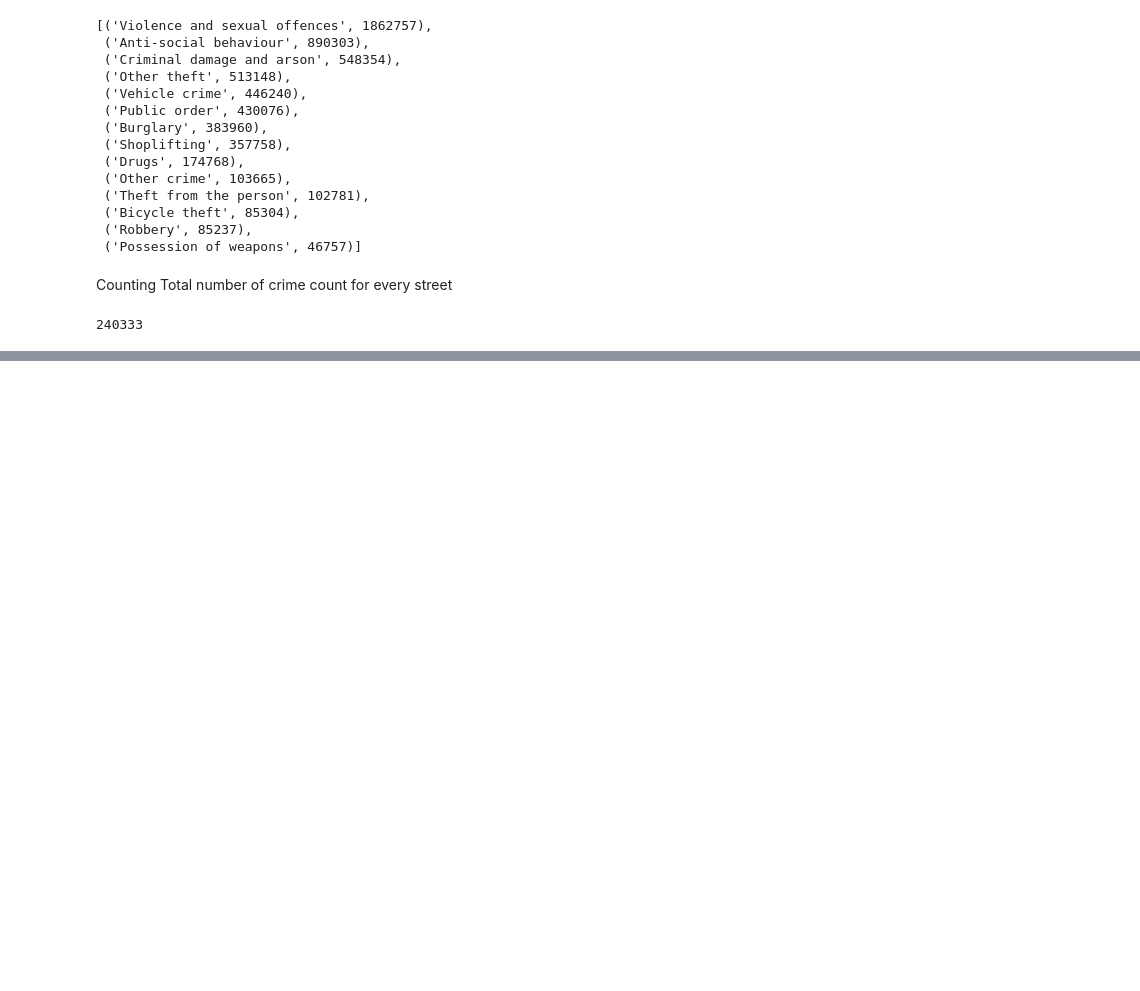
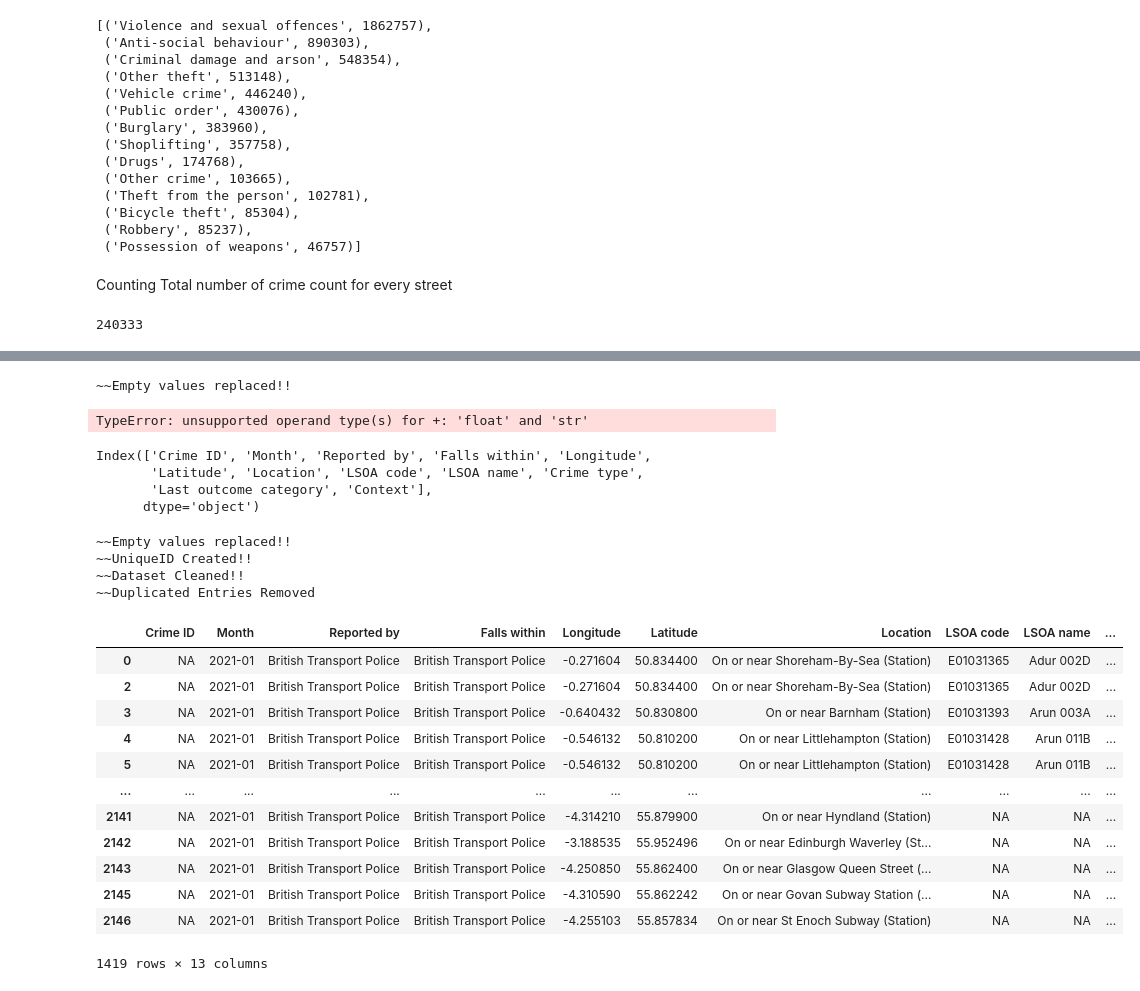
Before and after one commit to anurag-vuppala/snowflakeDP, a Jupyter notebook: snow.ipynb, the cells around one changed output, grey strips where cells are left out. Drawn from its saved outputs; the diff is of its cells as text; code cells hidden in the pictures; blank space fills up the shorter version.

```diff
--- a/snow.ipynb
+++ b/snow.ipynb
@@ -140,0 +149,65 @@ con.close()
+# %%
+from ETL import ET_data
+df=pd.read_csv('checkk.csv')
+ET_data(df)
+print(df.head())
+# %% [output]
+~~Empty values replaced!!
+TypeError: unsupported operand type(s) for +: 'float' and 'str'
+# %%
+df.columns
+# %% [output]
+Index(['Crime ID', 'Month', 'Reported by', 'Falls within', 'Longitude',
+       'Latitude', 'Location', 'LSOA code', 'LSOA name', 'Crime type',
+       'Last outcome category', 'Context'],
+      dtype='object')
+# %%
+
+for name in data.columns:
+    if name == 'Longitude' or  name =='Latitude':
+        data[name].fillna(0, inplace = True)
+    else:
+        data[name].fillna('NA', inplace = True)
+print('~~Empty values replaced!!')
+
+
+#Creating a UNIQUE VALUE FOR EACH ROW
+data['UN_ID'] = ""
+for name in data.columns:
+    data['UN_ID'] = data['UN_ID'] + str(data[name])
+
+
+data['UN_ID']=data['UN_ID'].apply(hash)
+
+
+# data.drop(['u_id','Context'],axis = 1, inplace = True)
+print('~~UniqueID Created!!')
+
+
+data= data.replace(',','',regex=True)
+print('~~Dataset Cleaned!!')
+
+
+data.drop_duplicates(inplace=True)
+print('~~Duplicated Entries Removed')
+
+
+data
+# %% [output]
+~~Empty values replaced!!
+~~UniqueID Created!!
+~~Dataset Cleaned!!
+~~Duplicated Entries Removed
+|  | Crime ID | Month | Reported by | Falls within | Longitude | Latitude | Location | LSOA code | LSOA name | ... |
+| 0 | NA | 2021-01 | British Transport Police | British Transport Police | -0.271604 | 50.834400 | On or near Shoreham-By-Sea (Station) | E01031365 | Adur 002D | ... |
+| 2 | NA | 2021-01 | British Transport Police | British Transport Police | -0.271604 | 50.834400 | On or near Shoreham-By-Sea (Station) | E01031365 | Adur 002D | ... |
+| 3 | NA | 2021-01 | British Transport Police | British Transport Police | -0.640432 | 50.830800 | On or near Barnham (Station) | E01031393 | Arun 003A | ... |
+| 4 | NA | 2021-01 | British Transport Police | British Transport Police | -0.546132 | 50.810200 | On or near Littlehampton (Station) | E01031428 | Arun 011B | ... |
+| 5 | NA | 2021-01 | British Transport Police | British Transport Police | -0.546132 | 50.810200 | On or near Littlehampton (Station) | E01031428 | Arun 011B | ... |
+| ... | ... | ... | ... | ... | ... | ... | ... | ... | ... | ... |
+| 2141 | NA | 2021-01 | British Transport Police | British Transport Police | -4.314210 | 55.879900 | On or near Hyndland (Station) | NA | NA | ... |
+| 2142 | NA | 2021-01 | British Transport Police | British Transport Police | -3.188535 | 55.952496 | On or near Edinburgh Waverley (St... | NA | NA | ... |
+| 2143 | NA | 2021-01 | British Transport Police | British Transport Police | -4.250850 | 55.862400 | On or near Glasgow Queen Street (... | NA | NA | ... |
+| 2145 | NA | 2021-01 | British Transport Police | British Transport Police | -4.310590 | 55.862242 | On or near Govan Subway Station (... | NA | NA | ... |
+| 2146 | NA | 2021-01 | British Transport Police | British Transport Police | -4.255103 | 55.857834 | On or near St Enoch Subway (Station) | NA | NA | ... |
+1419 rows × 13 columns
```
Also changed, not shown: parts of 2 cells of this notebook, 6 other files.
